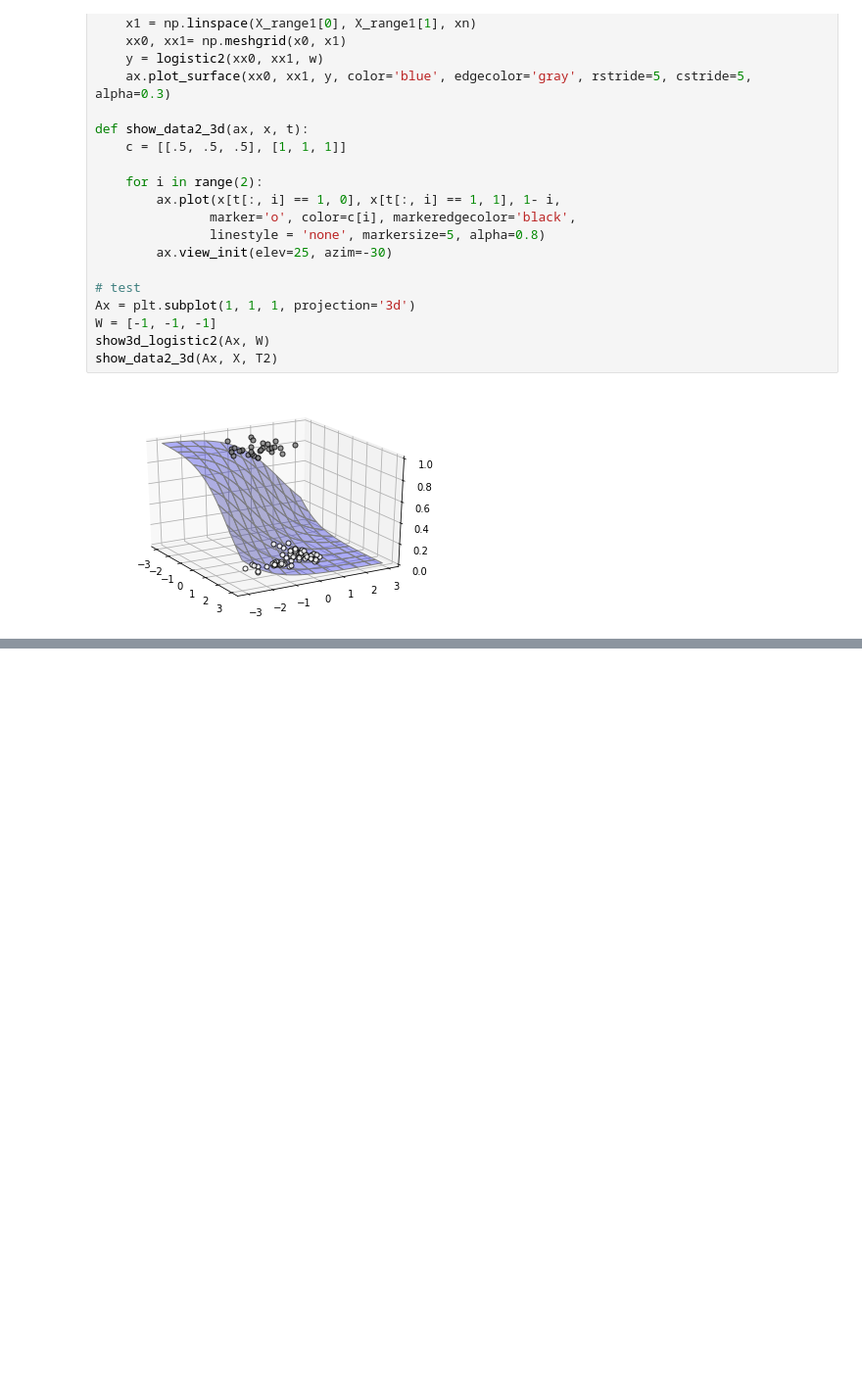
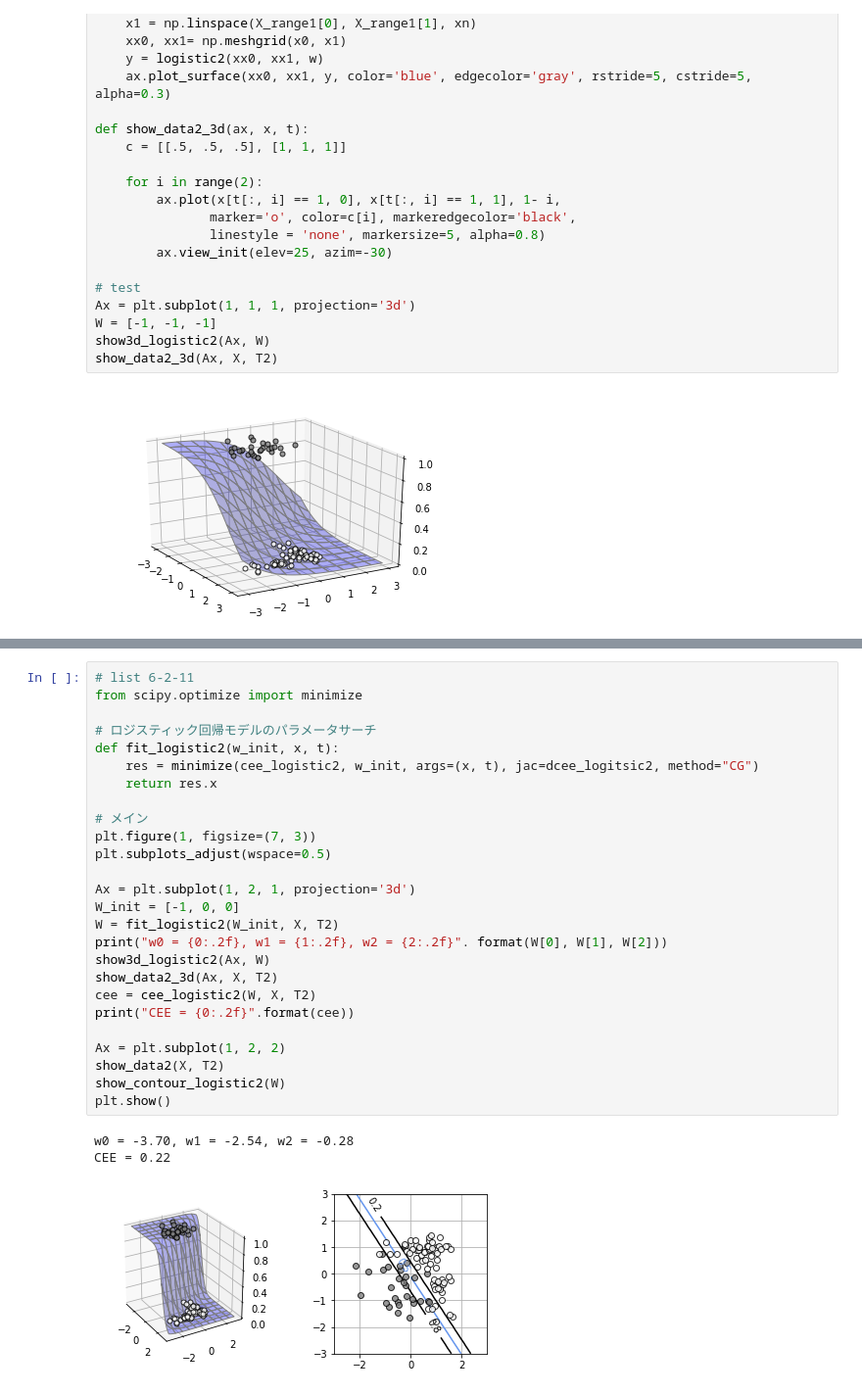
Before and after one commit to nagahamanil/NewTextBookMachineLearning, a Jupyter notebook: Chapter6.ipynb, the cells around one changed output, grey strips where cells are left out. Shown: that part at 98% size. Drawn from its saved outputs; the diff is of its cells as text; blank space fills up the shorter version.

```diff
--- a/Chapter6.ipynb
+++ b/Chapter6.ipynb
@@ -296,0 +348,30 @@ show_data2_3d(Ax, X, T2)
+# %%
+# list 6-2-11
+from scipy.optimize import minimize
+
+# ロジスティック回帰モデルのパラメータサーチ
+def fit_logistic2(w_init, x, t):
+    res = minimize(cee_logistic2, w_init, args=(x, t), jac=dcee_logitsic2, method="CG")
+    return res.x
+
+# メイン
+plt.figure(1, figsize=(7, 3))
+plt.subplots_adjust(wspace=0.5)
+
+Ax = plt.subplot(1, 2, 1, projection='3d')
+W_init = [-1, 0, 0]
+W = fit_logistic2(W_init, X, T2)
+print("w0 = {0:.2f}, w1 = {1:.2f}, w2 = {2:.2f}". format(W[0], W[1], W[2]))
+show3d_logistic2(Ax, W)
+show_data2_3d(Ax, X, T2)
+cee = cee_logistic2(W, X, T2)
+print("CEE = {0:.2f}".format(cee))
+
+Ax = plt.subplot(1, 2, 2)
+show_data2(X, T2)
+show_contour_logistic2(W)
+plt.show()
+# %% [output]
+w0 = -3.70, w1 = -2.54, w2 = -0.28
+CEE = 0.22
+[figure, added]
```
Also changed, not shown: parts of 3 cells of this notebook.
